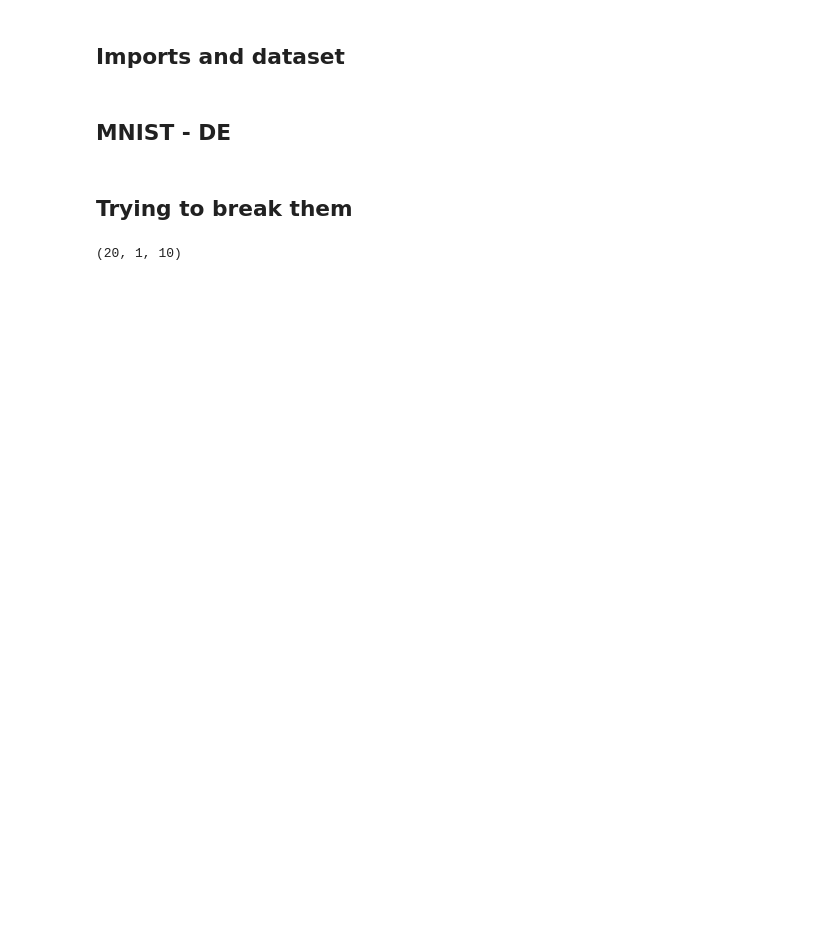
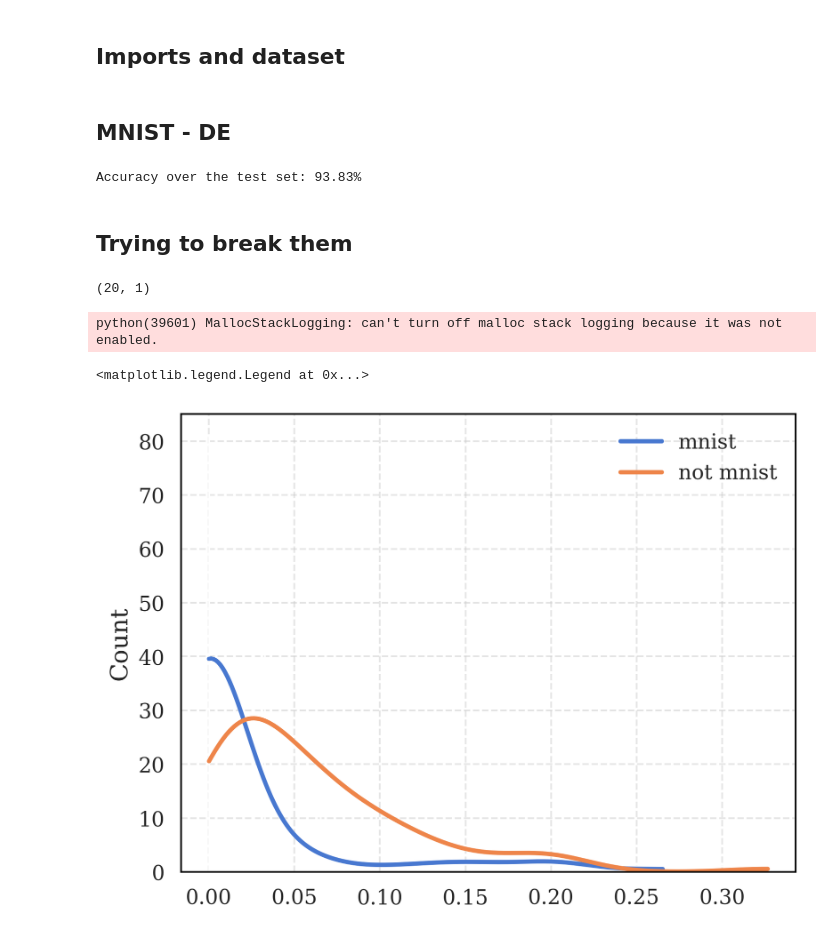
Before and after one commit to pablogarciarce/AdvReg, a Jupyter notebook: notebooks/test_distr_mnist_jax_VI.ipynb, the cells around one changed output. Saved outputs shown, nothing was run; the diff lists cells and outputs as text; code cells hidden in the pictures; blank space fills up the shorter version.

Commit message:
fixed mnist VI

```diff
--- a/notebooks/test_distr_mnist_jax_VI.ipynb
+++ b/notebooks/test_distr_mnist_jax_VI.ipynb
@@ -62,9 +62,9 @@ y = jax.nn.one_hot(y, 10)
 X_train, X_test = X[:60000], X[60000:]
 y_train, y_test = y[:60000], y[60000:]
 # %%
-modelVI = ClasBayesianNNVI(input_dim=X_train.shape[1], hidden_units=3)
+modelVI = ClasBayesianNNVI(input_dim=X_train.shape[1], hidden_units=30)
 try:
-    modelVI.load('../src/models/weights/mnist/3bnnvi')
+    modelVI.load('../src/models/weights/mnist/30bnnvi')
 except FileNotFoundError:
     print('Not model found, fitting the model')
     modelVI.fit(
@@ -72,7 +72,14 @@ except FileNotFoundError:
         jnp.argmax(y_train, axis=1),
         num_steps=5000
     )
-    modelVI.save('../src/models/weights/mnist/3bnnvi')
+    modelVI.save('../src/models/weights/mnist/30bnnvi')
+# %%
+# measure accuracy over the test set
+y_pred = modelVI.sample_predictive_distribution(jax.random.PRNGKey(0), X_test, 1).mean(axis=0)
+accuracy = (y_pred == jnp.argmax(y_test, axis=1)).mean()
+print(f"Accuracy over the test set: {accuracy * 100:.2f}%")
+# %% [output]
+Accuracy over the test set: 93.83%
 # %%
 # Load notMNIST data without labels
 import os
@@ -100,14 +107,35 @@ X_notmnist = np.array(images).reshape(-1, 28*28) / 255.0
 # %%
 x = X_test[0]
 x = jnp.array(x).reshape(1, -1)
-modelVI.sample_predictive_distribution(x, 20).shape
+modelVI.sample_predictive_distribution(jax.random.PRNGKey(0), x, 20).shape
 # %% [output]
-(20, 1, 10)
+(20, 1)
 # %%
 def entropy(x, pred):
     pred += 1e-8
     entr = - (pred * jnp.log(pred)).sum(axis=-1) / jnp.log(2)
     return entr.mean()
+# %%
+unattacked_entropies = []
+for x in tqdm(X_test[:100]):
+    x = jax.numpy.array(x.reshape(1, -1))
+    preds = modelVI.sample_predictive_distribution_probs(jax.random.PRNGKey(0), x, 20)
+    unattacked_entropies.append(entropy(x, preds))
+
+sns.histplot(jnp.array(unattacked_entropies), kde=True, bins=10, alpha=0.)
+legend = ['mnist', 'not mnist']
+unattacked_entropies = []
+for x in tqdm(X_notmnist[:100]):
+    x = jax.numpy.array(x.reshape(1, -1))
+    preds = modelVI.sample_predictive_distribution_probs(jax.random.PRNGKey(0), x, 20)
+    unattacked_entropies.append(entropy(x, preds))
+
+sns.histplot(jnp.array(unattacked_entropies), kde=True, bins=10, alpha=0.)
+plt.legend(legend)
+# %% [output]
+python(39601) MallocStackLogging: can't turn off malloc stack logging because it was not enabled.
+<matplotlib.legend.Legend at 0x...>
+[figure, added]
 # %%
 # Y is a uniform distribution over 10 classes
 obj_appd = numpyro.distributions.Categorical(jnp.ones(10) / 10)
```
Also changed, not shown: parts of 2 cells of this notebook, 4 other files.
